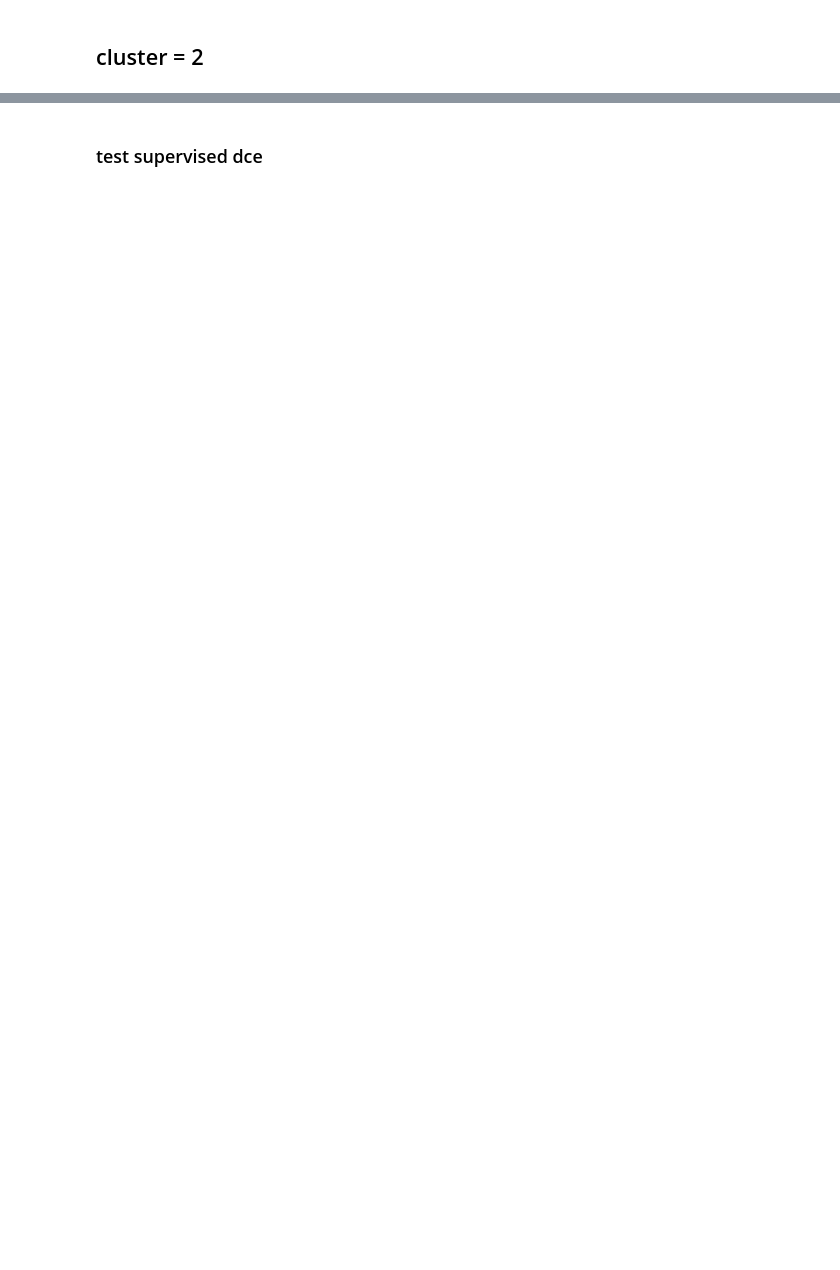
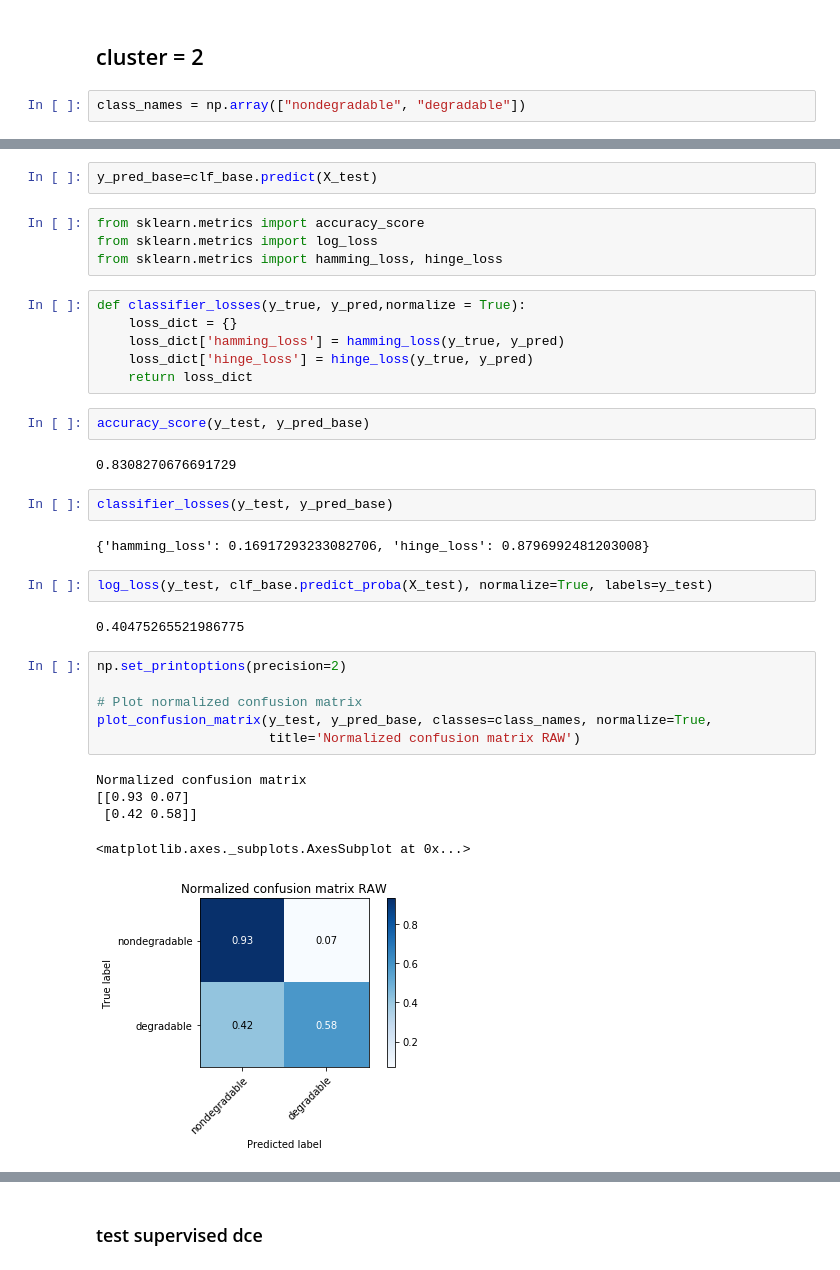
Before and after one commit to chembed/DeepChEmbed, a Jupyter notebook: deepchembed/notebook_scripts/supervised_dce_MACCSkeys.ipynb, the cells around one changed output, grey strips where cells are left out. Saved outputs shown, nothing was run; the diff lists cells and outputs as text; blank space fills up the shorter version.

```diff
--- a/deepchembed/notebook_scripts/supervised_dce_MACCSkeys.ipynb
+++ b/deepchembed/notebook_scripts/supervised_dce_MACCSkeys.ipynb
@@ -59,2 +117,4 @@ plt.plot(history.history['loss'])
 # %% [markdown]
 ## cluster = 2
+# %%
+class_names = np.array(["nondegradable", "degradable"])
@@ -68,0 +140,36 @@ X_train, X_test, y_train, y_test = train_test_split(
+# %%
+y_pred_base=clf_base.predict(X_test)
+# %%
+from sklearn.metrics import accuracy_score
+from sklearn.metrics import log_loss
+from sklearn.metrics import hamming_loss, hinge_loss
+# %%
+def classifier_losses(y_true, y_pred,normalize = True):
+    loss_dict = {}
+    loss_dict['hamming_loss'] = hamming_loss(y_true, y_pred)
+    loss_dict['hinge_loss'] = hinge_loss(y_true, y_pred)
+    return loss_dict
+# %%
+accuracy_score(y_test, y_pred_base)
+# %% [output]
+0.8308270676691729
+# %%
+classifier_losses(y_test, y_pred_base)
+# %% [output]
+{'hamming_loss': 0.16917293233082706, 'hinge_loss': 0.8796992481203008}
+# %%
+log_loss(y_test, clf_base.predict_proba(X_test), normalize=True, labels=y_test)
+# %% [output]
+0.40475265521986775
+# %%
+np.set_printoptions(precision=2)
+
+# Plot normalized confusion matrix
+plot_confusion_matrix(y_test, y_pred_base, classes=class_names, normalize=True,
+                      title='Normalized confusion matrix RAW')
+# %% [output]
+Normalized confusion matrix
+[[0.93 0.07]
+ [0.42 0.58]]
+<matplotlib.axes._subplots.AxesSubplot at 0x...>
+[figure, added]
```
Also changed, not shown: parts of 32 cells of this notebook.
